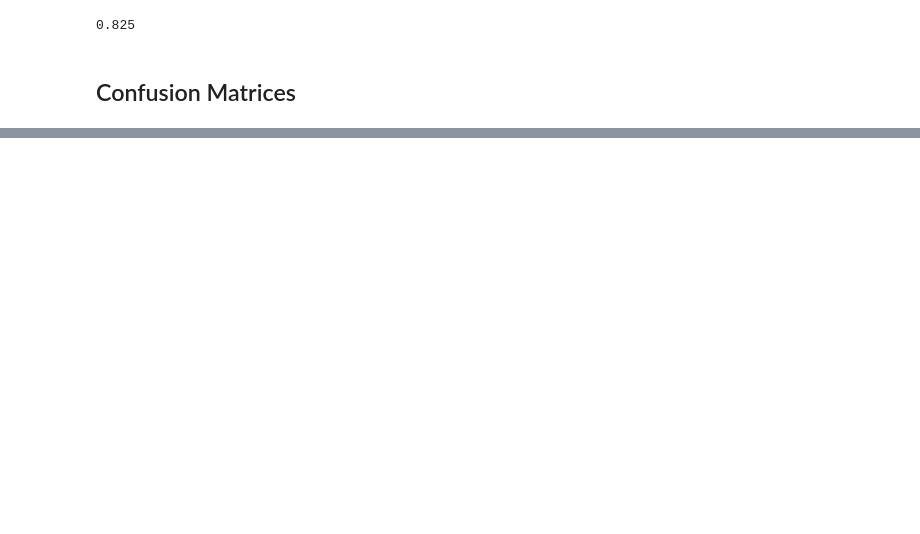
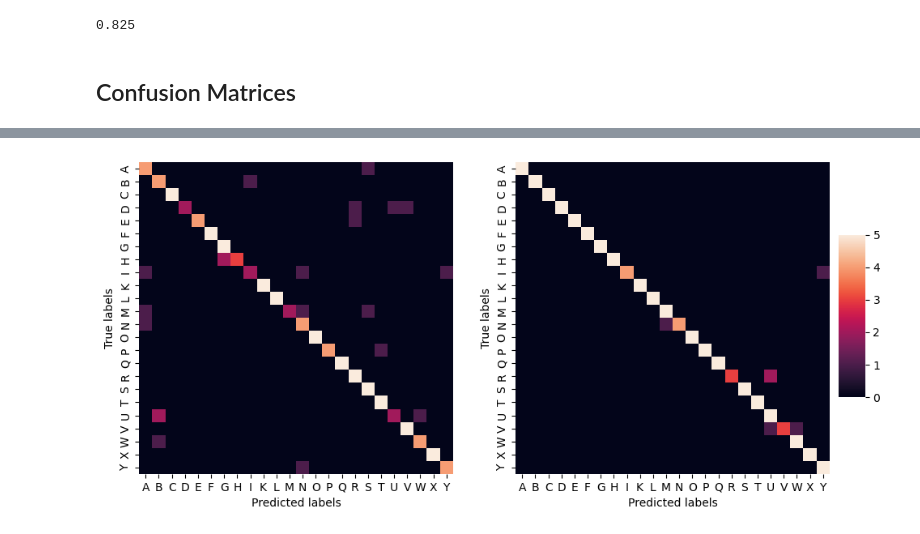
Before and after one commit to myasincifci/tempo, a Jupyter notebook: xai/confusion_matrix.ipynb, the cells around one changed output, grey strips where cells are left out. Drawn from its saved outputs; the diff is of its cells as text; code cells hidden in the pictures; blank space fills up the shorter version.

```diff
--- a/xai/confusion_matrix.ipynb
+++ b/xai/confusion_matrix.ipynb
@@ -87,0 +94,19 @@ get_conf_matrix(model_bl, test_loader)
+# %%
+conf_matrix_bl = confusion_matrix(targets_bl, predictions_bl, labels=np.arange(24))
+df_cm_bl = pd.DataFrame(conf_matrix_bl, index = [i for i in "ABCDEFGHIKLMNOPQRSTUVWXY"],
+                                    columns = [i for i in "ABCDEFGHIKLMNOPQRSTUVWXY"])
+
+conf_matrix_tp = confusion_matrix(targets_tp, predictions_tp, labels=np.arange(24))
+df_cm_tp = pd.DataFrame(conf_matrix_tp, index = [i for i in "ABCDEFGHIKLMNOPQRSTUVWXY"],
+                                    columns = [i for i in "ABCDEFGHIKLMNOPQRSTUVWXY"])
+
+fig, (ax1, ax2) = plt.subplots(nrows=1, ncols=2, figsize=(11, 5))
+cbar_ax = fig.add_axes([.91, .3, .03, .4])
+
+im1 = sn.heatmap(df_cm_bl, annot=False, ax=ax1, cbar=True, cbar_ax=cbar_ax)
+im2 = sn.heatmap(df_cm_tp, annot=False, ax=ax2, cbar=False)
+
+ax1.set_xlabel('Predicted labels');ax1.set_ylabel('True labels');
+ax2.set_xlabel('Predicted labels');ax2.set_ylabel('True labels');
+# %% [output]
+[figure, added]
```
Also changed, not shown: parts of 6 cells of this notebook, 1 other file.
